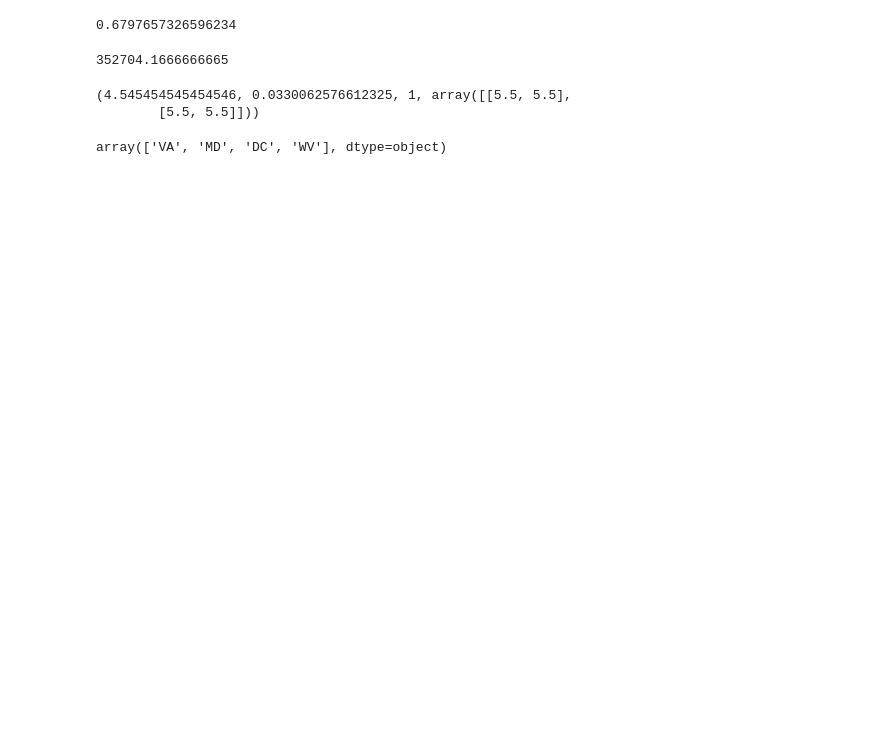
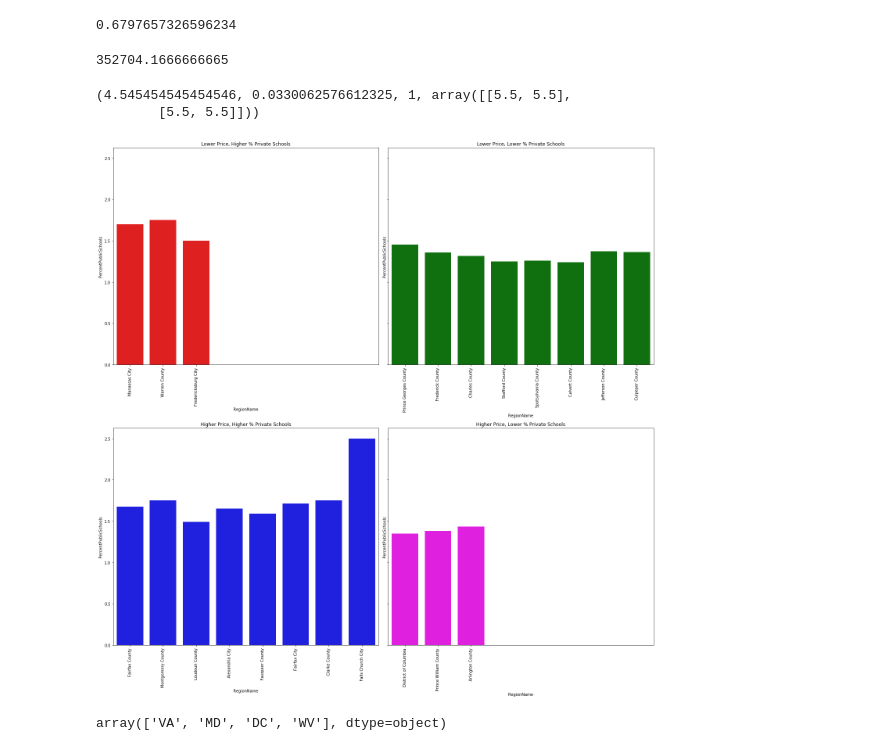
Before and after one commit to muoyo/dc-metro-housing, a Jupyter notebook: dchousing.ipynb, the cells around one changed output. Drawn from its saved outputs; the diff is of its cells as text; code cells hidden in the pictures; blank space fills up the shorter version.

Commit message:
Bar plot matrix

```diff
--- a/dchousing.ipynb
+++ b/dchousing.ipynb
@@ -436,22 +436,49 @@ dcmetro_house_price_is_high = df_dcmetro_merged['MedianHousePrice'] > dcmetro_me
 dcmetro_pct_public_schools_is_low = df_dcmetro_merged['PercentPublicSchools'] <= dcmetro_median_pct_public_schools
 dcmetro_pct_public_schools_is_high = df_dcmetro_merged['PercentPublicSchools'] > dcmetro_median_pct_public_schools
 
+dcmetro_low_price_low_pct_public_schools = df_dcmetro_merged.loc[dcmetro_house_price_is_low & dcmetro_pct_public_schools_is_low]
+dcmetro_low_price_high_pct_public_schools = df_dcmetro_merged.loc[dcmetro_house_price_is_low & dcmetro_pct_public_schools_is_high]
+dcmetro_high_price_low_pct_public_schools = df_dcmetro_merged.loc[dcmetro_house_price_is_high & dcmetro_pct_public_schools_is_low]
+dcmetro_high_price_high_pct_public_schools = df_dcmetro_merged.loc[dcmetro_house_price_is_high & dcmetro_pct_public_schools_is_high]
+
+
 stats.chi2_contingency(np.array(
 [[    # Top Left Quadrant
-    len(df_dcmetro_merged.loc[dcmetro_house_price_is_low & dcmetro_pct_public_schools_is_low]),
+    len(dcmetro_low_price_low_pct_public_schools),
 
     # Top Right Quadrant
-    len(df_dcmetro_merged.loc[dcmetro_house_price_is_low & dcmetro_pct_public_schools_is_high])
+    len(dcmetro_low_price_high_pct_public_schools)
 ],
 [   # Bottom Left Quadrant
-    len(df_dcmetro_merged.loc[dcmetro_house_price_is_high & dcmetro_pct_public_schools_is_low]),
+    len(dcmetro_high_price_low_pct_public_schools),
 
     # Bottom Right Quadrant
-    len(df_dcmetro_merged.loc[dcmetro_house_price_is_high & dcmetro_pct_public_schools_is_high])
+    len(dcmetro_high_price_high_pct_public_schools)
 ]]), False)
 # %% [output]
 (4.545454545454546, 0.0330062576612325, 1, array([[5.5, 5.5],
         [5.5, 5.5]]))
+# %%
+f, ax = plt.subplots(2, 2, figsize=(20,20), sharey=True)
+
+plot_titles = [['Lower Price, Higher % Private Schools','Lower Price, Lower % Private Schools'],
+               ['Higher Price, Higher % Private Schools','Higher Price, Lower % Private Schools']]
+
+sns.barplot(dcmetro_low_price_low_pct_public_schools['RegionName'], 1 / dcmetro_low_price_low_pct_public_schools['PercentPublicSchools'], ax=ax[0][0], color='red')
+sns.barplot(dcmetro_low_price_high_pct_public_schools['RegionName'], 1 / dcmetro_low_price_high_pct_public_schools['PercentPublicSchools'], ax=ax[0][1], color='green')
+sns.barplot(dcmetro_high_price_low_pct_public_schools['RegionName'], 1 / dcmetro_high_price_low_pct_public_schools['PercentPublicSchools'], ax=ax[1][0], color='blue')
+sns.barplot(dcmetro_high_price_high_pct_public_schools['RegionName'], 1 / dcmetro_high_price_high_pct_public_schools['PercentPublicSchools'], ax=ax[1][1], color='magenta')
+
+for i in np.arange(0,2):
+    for j in np.arange(0,2):
+        plt.setp(ax[i][j].xaxis.get_majorticklabels(),rotation=90)
+        ax[i][j].title.set_text(plot_titles[i][j])
+        ax[i][j].set_xlim(-0.5,8-0.5)
+
+
+plt.tight_layout()
+# %% [output]
+[figure, added]
 # %%
 df_dcmetro_merged.State.unique()
 # %% [output]
```
